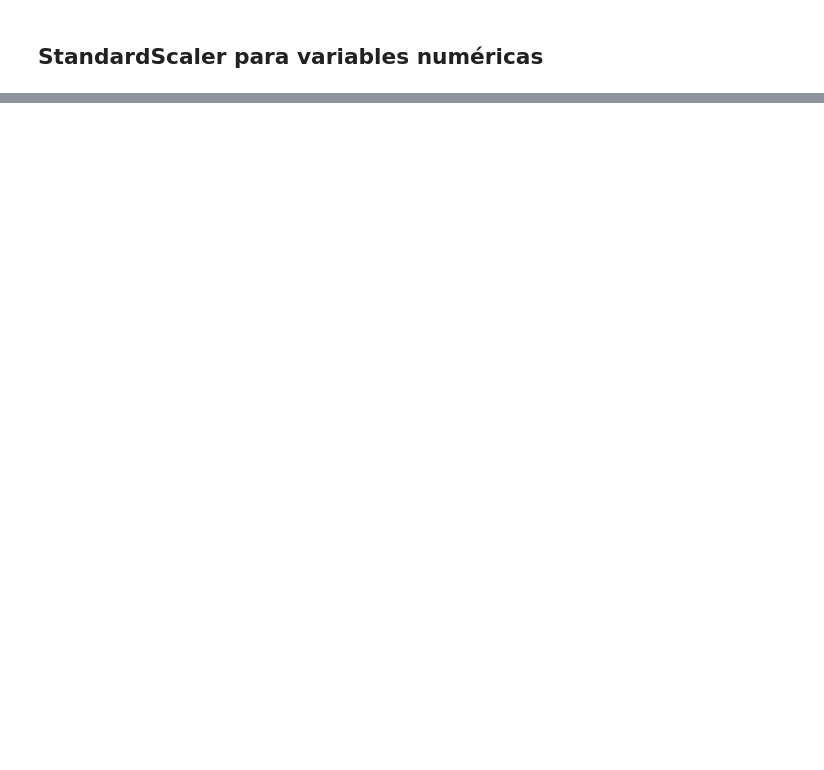
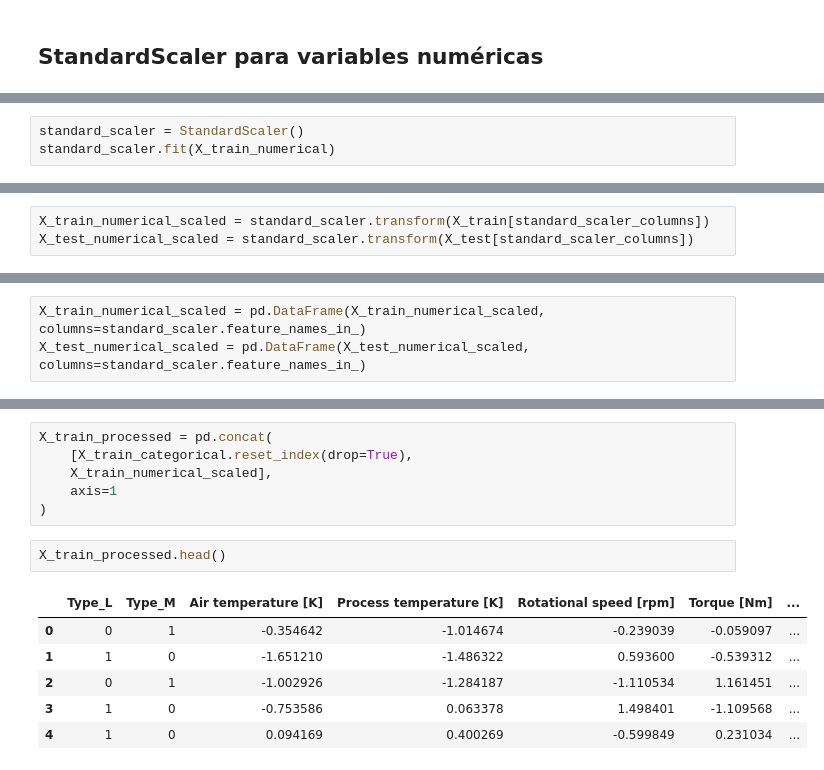
Before and after one commit to CesarArroyo09/predictive-maintenance-milling, a Jupyter notebook: preprocessing.ipynb, the cells around one changed output, grey strips where cells are left out. Cells and saved outputs as stored; diff of their text form; blank space fills up the shorter version.

```diff
--- a/preprocessing.ipynb
+++ b/preprocessing.ipynb
@@ -289,0 +311,3 @@ machine_failure['Failure type'].value_counts().sum()
+# %%
+standard_scaler = StandardScaler()
+standard_scaler.fit(X_train_numerical)
@@ -289,0 +322,3 @@ machine_failure['Failure type'].value_counts().sum()
+# %%
+X_train_numerical_scaled = standard_scaler.transform(X_train[standard_scaler_columns])
+X_test_numerical_scaled = standard_scaler.transform(X_test[standard_scaler_columns])
@@ -289,0 +366,3 @@ machine_failure['Failure type'].value_counts().sum()
+# %%
+X_train_numerical_scaled = pd.DataFrame(X_train_numerical_scaled, columns=standard_scaler.feature_names_in_)
+X_test_numerical_scaled = pd.DataFrame(X_test_numerical_scaled, columns=standard_scaler.feature_names_in_)
@@ -289,0 +410,15 @@ machine_failure['Failure type'].value_counts().sum()
+# %%
+X_train_processed = pd.concat(
+    [X_train_categorical.reset_index(drop=True),
+    X_train_numerical_scaled],
+    axis=1
+)
+# %%
+X_train_processed.head()
+# %% [output]
+|  | Type_L | Type_M | Air temperature [K] | Process temperature [K] | Rotational speed [rpm] | Torque [Nm] | ... |
+| 0 | 0 | 1 | -0.354642 | -1.014674 | -0.239039 | -0.059097 | ... |
+| 1 | 1 | 0 | -1.651210 | -1.486322 | 0.593600 | -0.539312 | ... |
+| 2 | 0 | 1 | -1.002926 | -1.284187 | -1.110534 | 1.161451 | ... |
+| 3 | 1 | 0 | -0.753586 | 0.063378 | 1.498401 | -1.109568 | ... |
+| 4 | 1 | 0 | 0.094169 | 0.400269 | -0.599849 | 0.231034 | ... |
```
Also changed, not shown: parts of 58 cells of this notebook, 5 other files.
